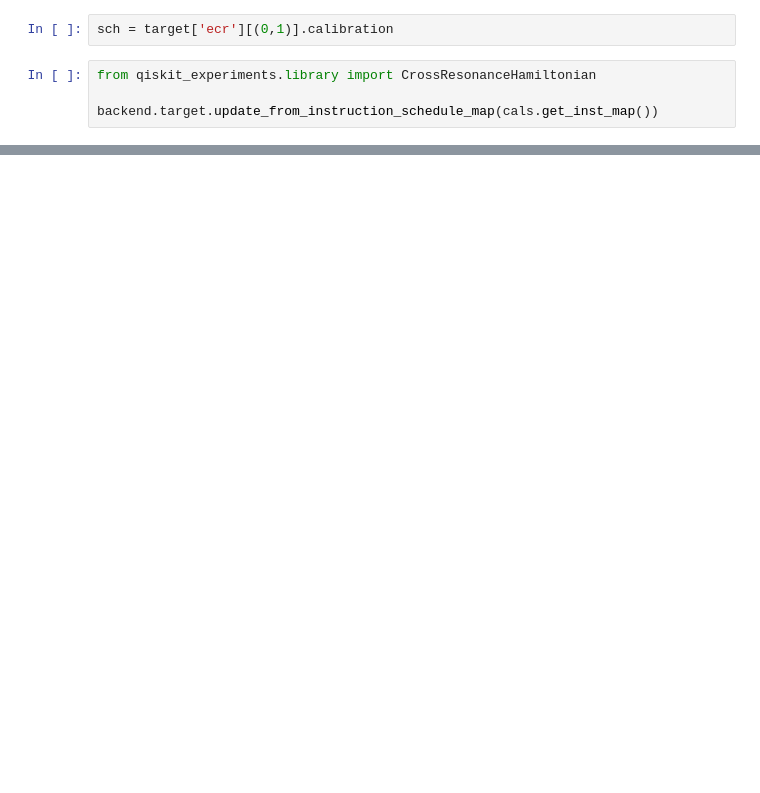
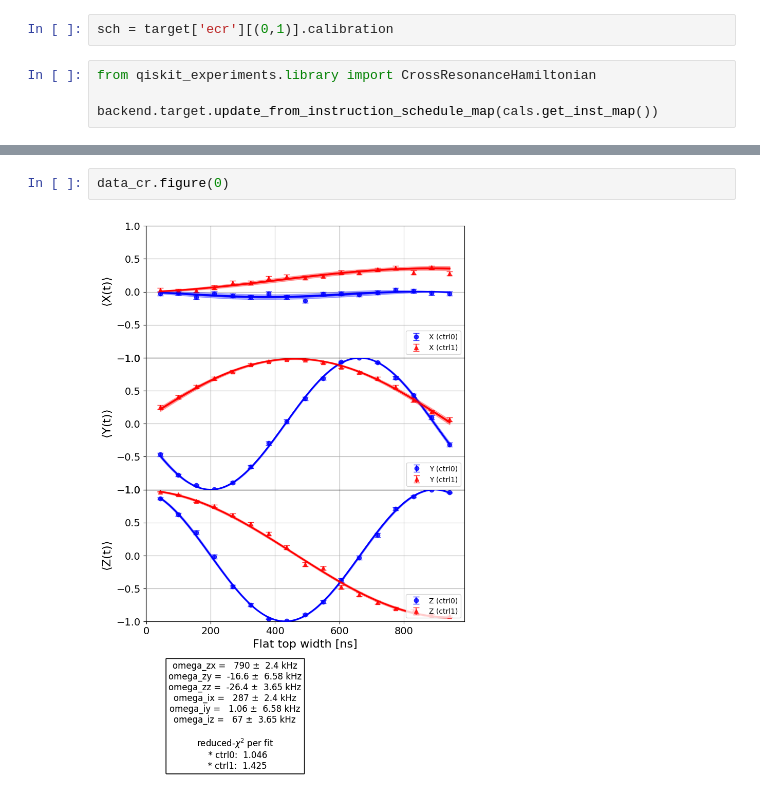
Before and after one commit to pop756/Quantum_KAN, a Jupyter notebook: Pulse_simulator.ipynb, the cells around one changed output, grey strips where cells are left out. Drawn from its saved outputs; the diff is of its cells as text; blank space fills up the shorter version.

```diff
--- a/Pulse_simulator.ipynb
+++ b/Pulse_simulator.ipynb
@@ -339,0 +386,4 @@ data_cr.figure(0)
+# %%
+data_cr.figure(0)
+# %% [output]
+[figure, added]
```
Also changed, not shown: parts of 24 cells of this notebook.
